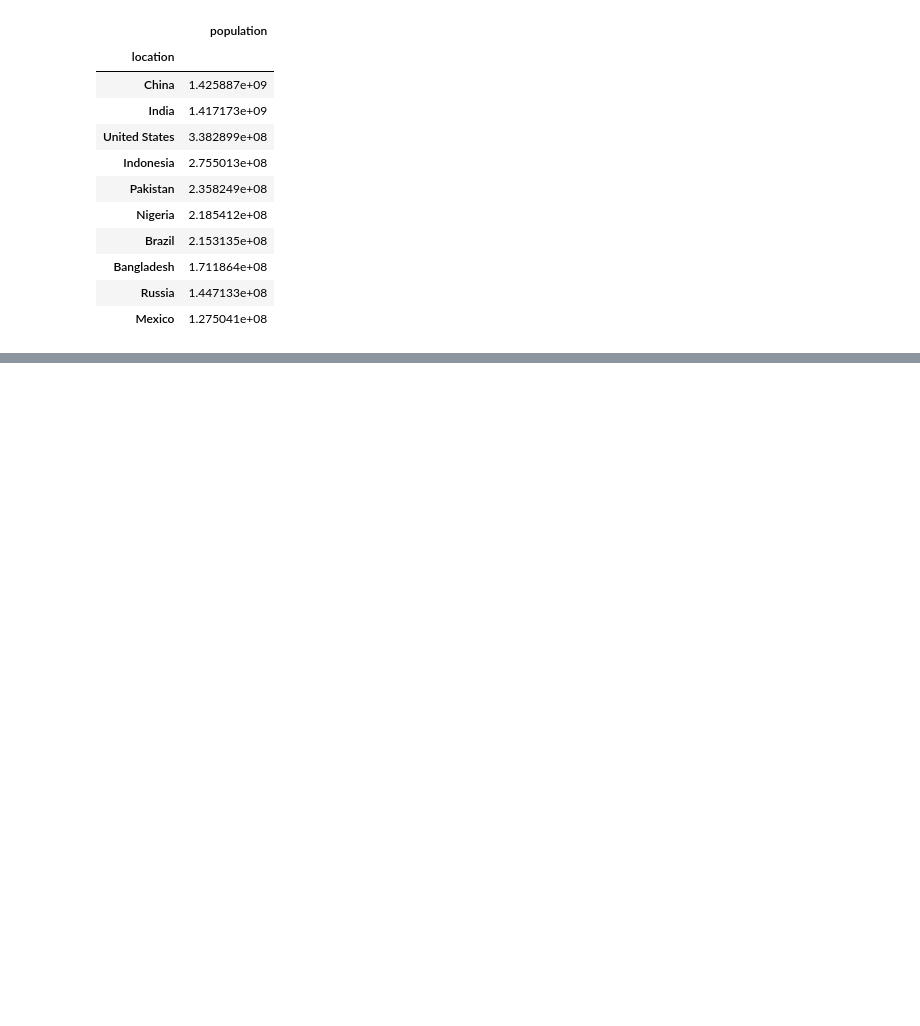
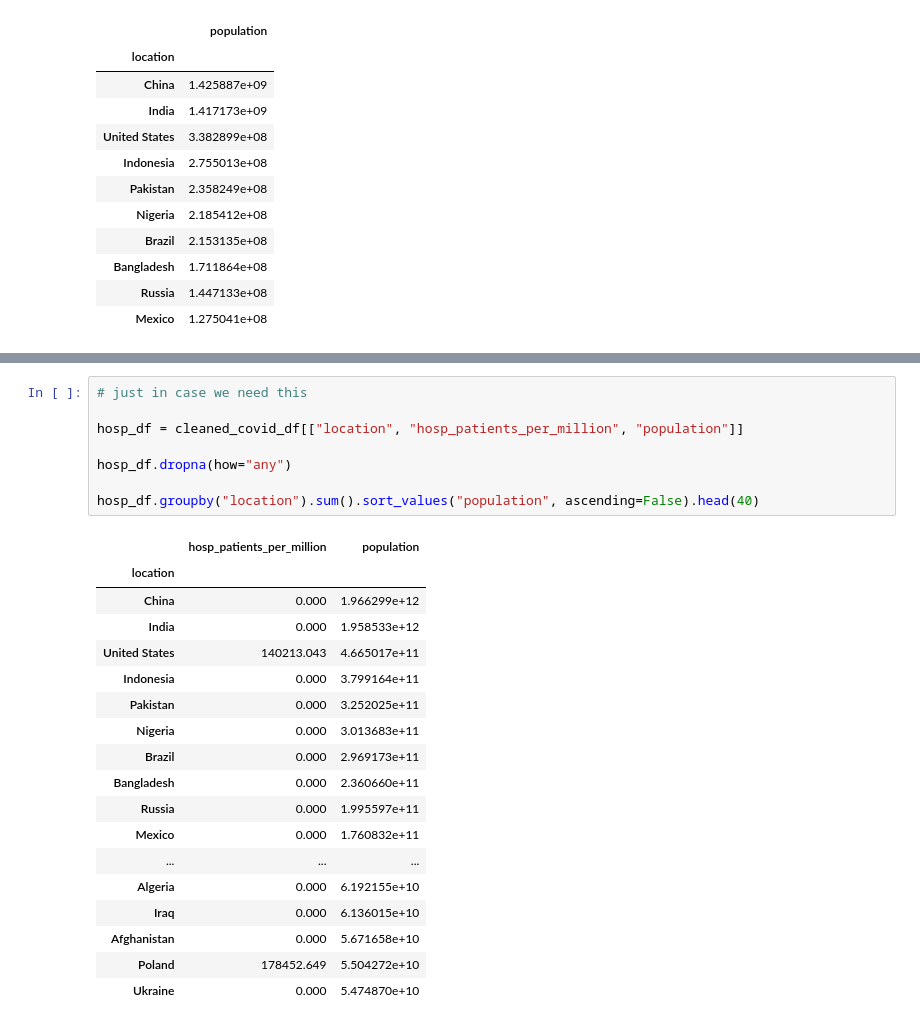
Before and after one commit to ss0ryan0/project1_group7, a Jupyter notebook: Code/project1_group7.ipynb, the cells around one changed output, grey strips where cells are left out. Saved outputs shown, nothing was run; the diff lists cells and outputs as text; blank space fills up the shorter version.

```diff
--- a/Code/project1_group7.ipynb
+++ b/Code/project1_group7.ipynb
@@ -232,0 +259,27 @@ hosplitalization_over_time_group.sum()
+# %%
+# just in case we need this
+
+hosp_df = cleaned_covid_df[["location", "hosp_patients_per_million", "population"]]
+
+hosp_df.dropna(how="any")
+
+hosp_df.groupby("location").sum().sort_values("population", ascending=False).head(40)
+# %% [output]
+|  | hosp_patients_per_million | population |
+| location |  |  |
+| China | 0.000 | 1.966299e+12 |
+| India | 0.000 | 1.958533e+12 |
+| United States | 140213.043 | 4.665017e+11 |
+| Indonesia | 0.000 | 3.799164e+11 |
+| Pakistan | 0.000 | 3.252025e+11 |
+| Nigeria | 0.000 | 3.013683e+11 |
+| Brazil | 0.000 | 2.969173e+11 |
+| Bangladesh | 0.000 | 2.360660e+11 |
+| Russia | 0.000 | 1.995597e+11 |
+| Mexico | 0.000 | 1.760832e+11 |
+| ... | ... | ... |
+| Algeria | 0.000 | 6.192155e+10 |
+| Iraq | 0.000 | 6.136015e+10 |
+| Afghanistan | 0.000 | 5.671658e+10 |
+| Poland | 178452.649 | 5.504272e+10 |
+| Ukraine | 0.000 | 5.474870e+10 |
```
Also changed, not shown: parts of 3 cells of this notebook.
